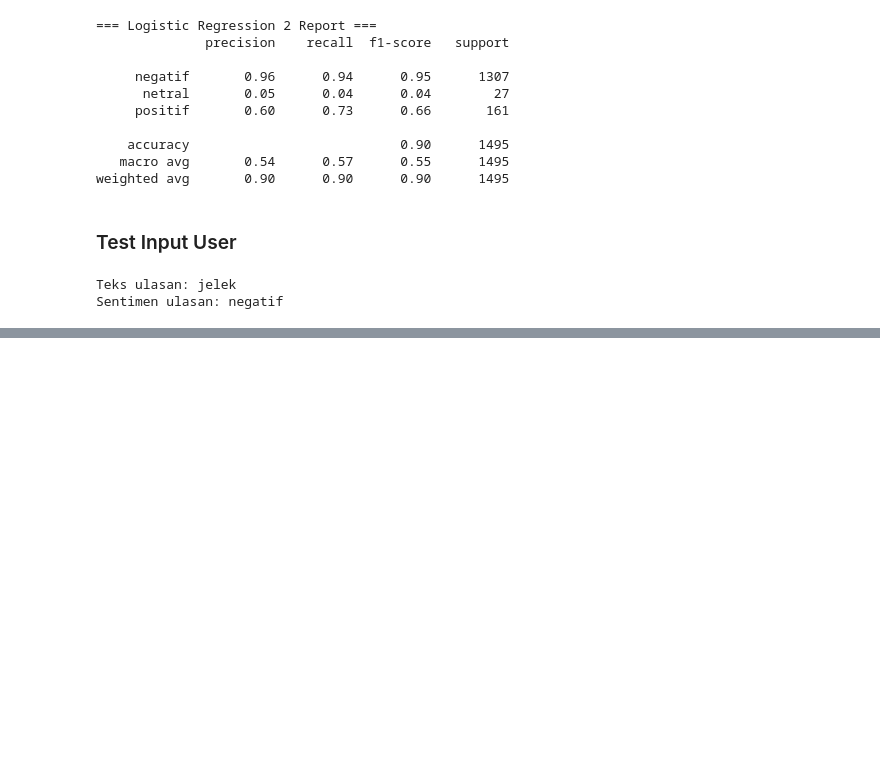
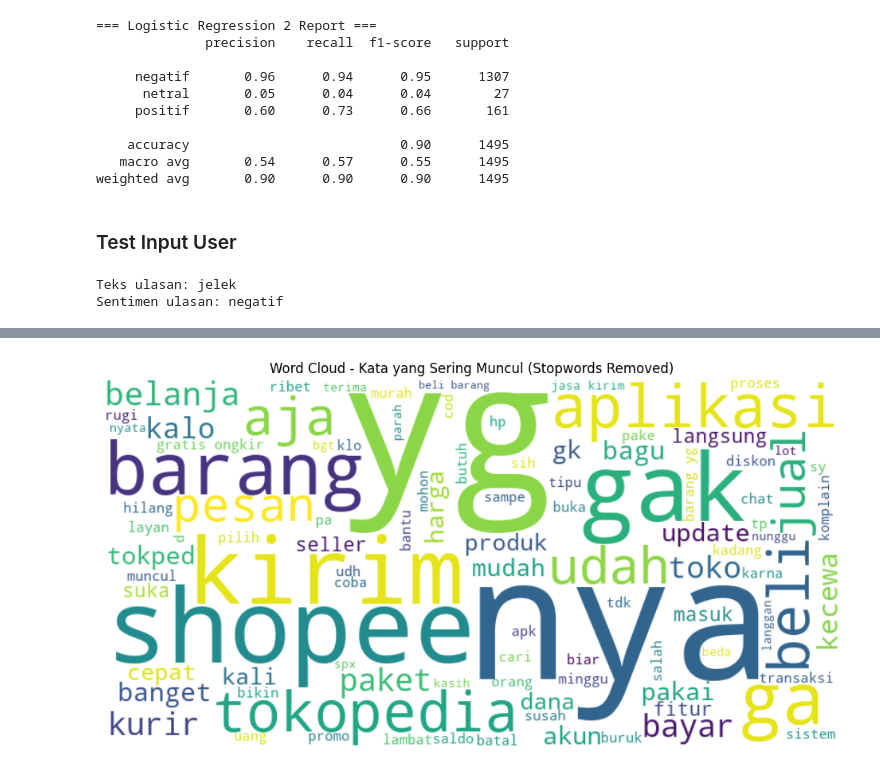
Before and after one commit to galang006/sentimen_analysis_tokopedia_dan_shopee, a Jupyter notebook: sentimen_analysis.ipynb, the cells around one changed output, grey strips where cells are left out. Cells and saved outputs as stored; diff of their text form; code cells hidden in the pictures; blank space fills up the shorter version.

Commit message:
menambah kesimpulan dan menampilkan kata yang sering muncul

```diff
--- a/sentimen_analysis.ipynb
+++ b/sentimen_analysis.ipynb
@@ -495,0 +514,27 @@ Sentimen ulasan: negatif
+# %%
+import nltk
+from nltk.corpus import stopwords
+from wordcloud import WordCloud
+import matplotlib.pyplot as plt
+
+nltk.download('stopwords')
+
+stop_words = set(stopwords.words('indonesian'))
+
+text = " ".join(review for review in olshop['clean_review'])
+
+wordcloud = WordCloud(
+    width=800,
+    height=400,
+    background_color='white',
+    stopwords=stop_words,
+    max_words=100,
+    colormap='viridis'
+).generate(text)
+
+plt.figure(figsize=(12,6))
+plt.imshow(wordcloud, interpolation='bilinear')
+plt.axis('off')
+plt.title('Word Cloud - Kata yang Sering Muncul')
+plt.show()
+# %% [output]
@@ -495,0 +544 @@ Sentimen ulasan: negatif
+[figure, added]
```
Also changed, not shown: parts of 2 cells of this notebook.
